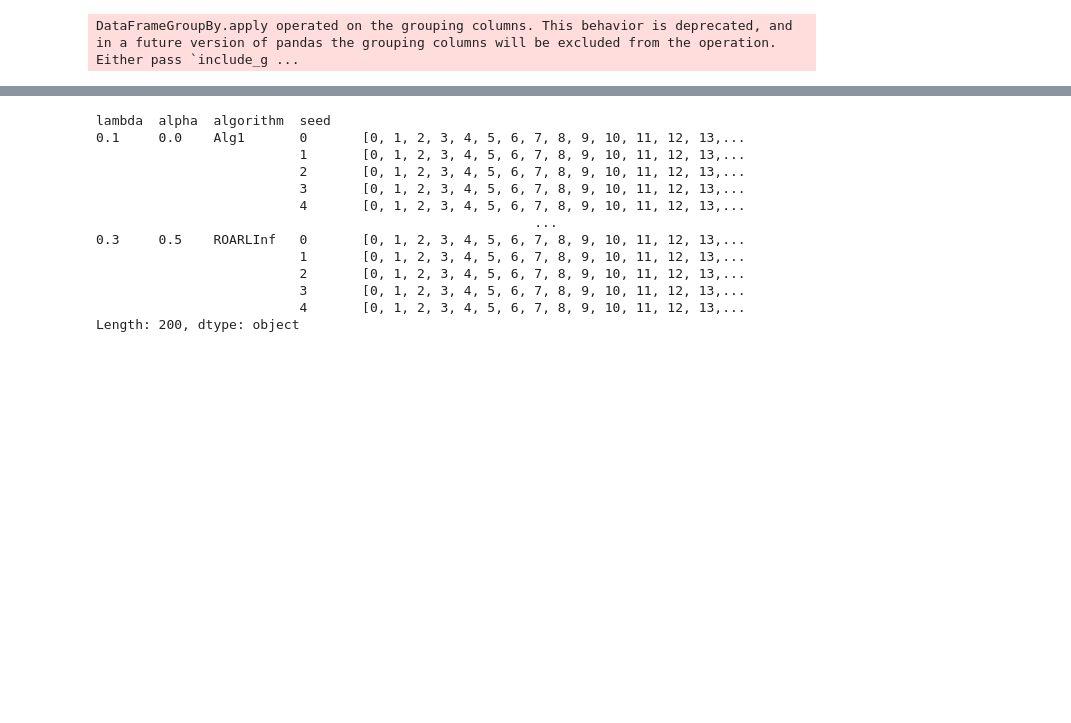
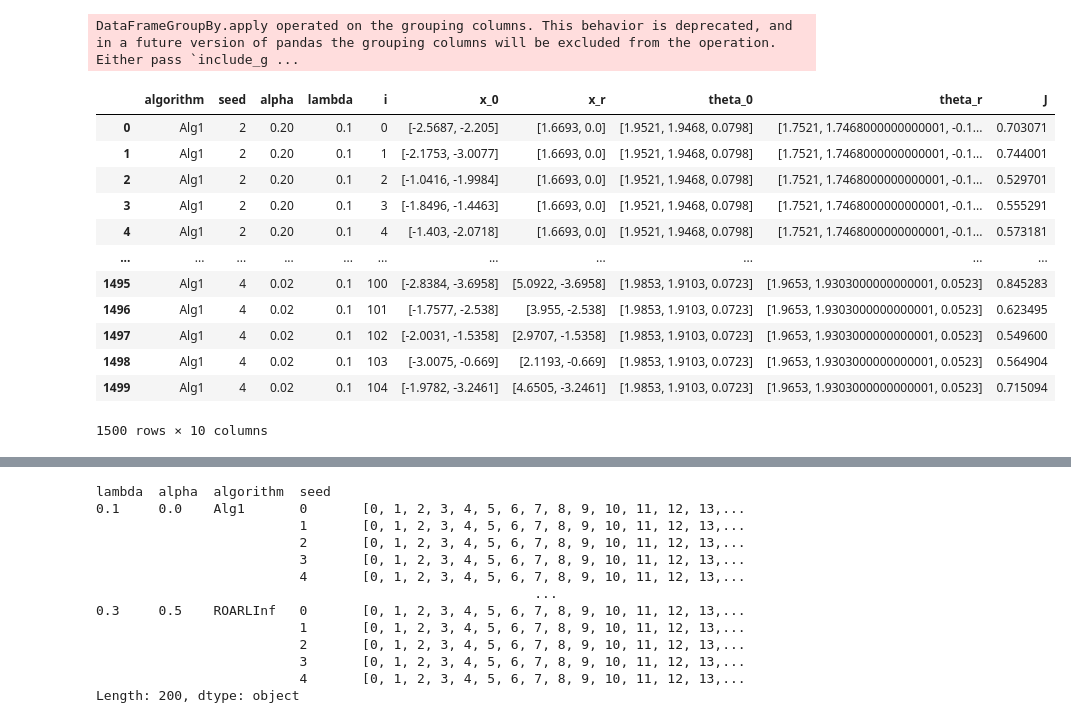
Before and after one commit to kshitij-kayastha/learning-augmented-robust-recourse, a Jupyter notebook: experiments/j_comparision.ipynb, the cells around one changed output, grey strips where cells are left out. Cells and saved outputs as stored; diff of their text form; code cells hidden in the pictures; blank space fills up the shorter version.

```diff
--- a/experiments/j_comparision.ipynb
+++ b/experiments/j_comparision.ipynb
@@ -43,11 +43,12 @@ def readPickle(final_path: str):
 
     return df
 
-def readPickleAll(dir_path: str, clf_name:str, dataset_name: str):
+def readPickleAll(dir_path: str, clf_name:str, dataset_name: str, lambda_list: list, alpha_list:list):
     all_files = []
 
     for file in os.listdir(dir_path):
-        if dataset_name in file.split(sep='_') and clf_name in file.split(sep='_'):
+        splitted_file = file.split(sep='_')
+        if dataset_name in splitted_file and clf_name in splitted_file and float(splitted_file[3]) in lambda_list and float(splitted_file[4]) in alpha_list:
             all_files.append(os.path.join(dir_path, file))
 
     df = pd.concat([pd.read_pickle(f_n) for f_n in all_files])
@@ -60,15 +61,34 @@ def readPickleAll(dir_path: str, clf_name:str, dataset_name: str):
 # %%
 dir_path = "../results/recourse"
 clf_name = "lr"
-dataset_name = "sba"
+dataset_name = "synthetic"
+lambdas = [0.1,0,2]
+alphas = [0.02, 0.1, 0.2]
 
-output = readPickleAll(dir_path, clf_name, dataset_name)
+output = readPickleAll(dir_path, clf_name, dataset_name, lambdas, alphas)
 # mask = output['algorithm'] == 'ROAR'
 # output.loc[mask, 'algorithm'] = 'ROARLInf'
 # mask = output['algorithm'] == 'Alg1'
 # output.loc[mask, 'algorithm'] = 'LInf'
 # %% [output]
 DataFrameGroupBy.apply operated on the grouping columns. This behavior is deprecated, and in a future version of pandas the grouping columns will be excluded from the operation. Either pass `include_g ...
+# %%
+mask = output['algorithm'] == 'Alg1'
+output[mask]
+# %% [output]
+|  | algorithm | seed | alpha | lambda | i | x_0 | x_r | theta_0 | theta_r | J |
+| 0 | Alg1 | 2 | 0.20 | 0.1 | 0 | [-2.5687, -2.205] | [1.6693, 0.0] | [1.9521, 1.9468, 0.0798] | [1.7521, 1.7468000000000001, -0.1... | 0.703071 |
+| 1 | Alg1 | 2 | 0.20 | 0.1 | 1 | [-2.1753, -3.0077] | [1.6693, 0.0] | [1.9521, 1.9468, 0.0798] | [1.7521, 1.7468000000000001, -0.1... | 0.744001 |
+| 2 | Alg1 | 2 | 0.20 | 0.1 | 2 | [-1.0416, -1.9984] | [1.6693, 0.0] | [1.9521, 1.9468, 0.0798] | [1.7521, 1.7468000000000001, -0.1... | 0.529701 |
+| 3 | Alg1 | 2 | 0.20 | 0.1 | 3 | [-1.8496, -1.4463] | [1.6693, 0.0] | [1.9521, 1.9468, 0.0798] | [1.7521, 1.7468000000000001, -0.1... | 0.555291 |
+| 4 | Alg1 | 2 | 0.20 | 0.1 | 4 | [-1.403, -2.0718] | [1.6693, 0.0] | [1.9521, 1.9468, 0.0798] | [1.7521, 1.7468000000000001, -0.1... | 0.573181 |
+| ... | ... | ... | ... | ... | ... | ... | ... | ... | ... | ... |
+| 1495 | Alg1 | 4 | 0.02 | 0.1 | 100 | [-2.8384, -3.6958] | [5.0922, -3.6958] | [1.9853, 1.9103, 0.0723] | [1.9653, 1.9303000000000001, 0.0523] | 0.845283 |
+| 1496 | Alg1 | 4 | 0.02 | 0.1 | 101 | [-1.7577, -2.538] | [3.955, -2.538] | [1.9853, 1.9103, 0.0723] | [1.9653, 1.9303000000000001, 0.0523] | 0.623495 |
+| 1497 | Alg1 | 4 | 0.02 | 0.1 | 102 | [-2.0031, -1.5358] | [2.9707, -1.5358] | [1.9853, 1.9103, 0.0723] | [1.9653, 1.9303000000000001, 0.0523] | 0.549600 |
+| 1498 | Alg1 | 4 | 0.02 | 0.1 | 103 | [-3.0075, -0.669] | [2.1193, -0.669] | [1.9853, 1.9103, 0.0723] | [1.9653, 1.9303000000000001, 0.0523] | 0.564904 |
+| 1499 | Alg1 | 4 | 0.02 | 0.1 | 104 | [-1.9782, -3.2461] | [4.6505, -3.2461] | [1.9853, 1.9103, 0.0723] | [1.9653, 1.9303000000000001, 0.0523] | 0.715094 |
+1500 rows × 10 columns
 # %%
 lamb = 0.1
 
```
Also changed, not shown: parts of 2 cells of this notebook, 4 other files.
